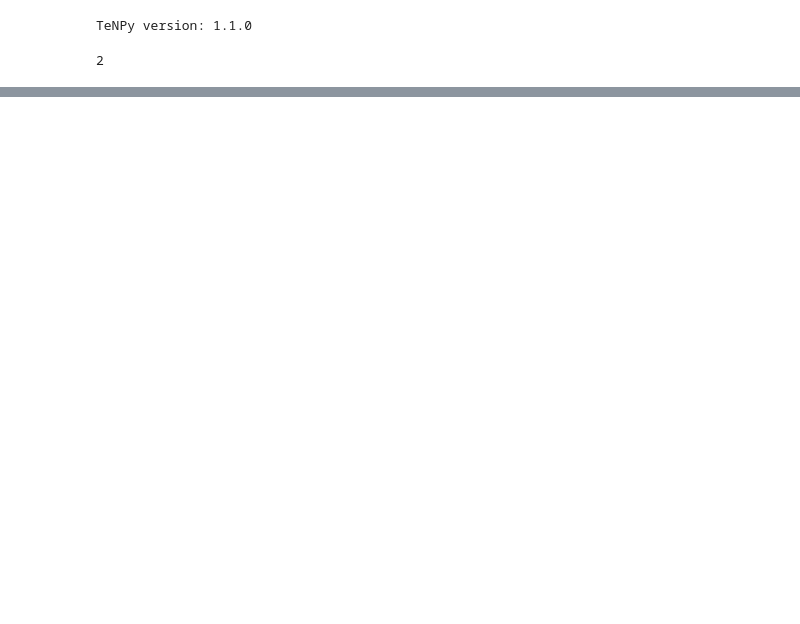
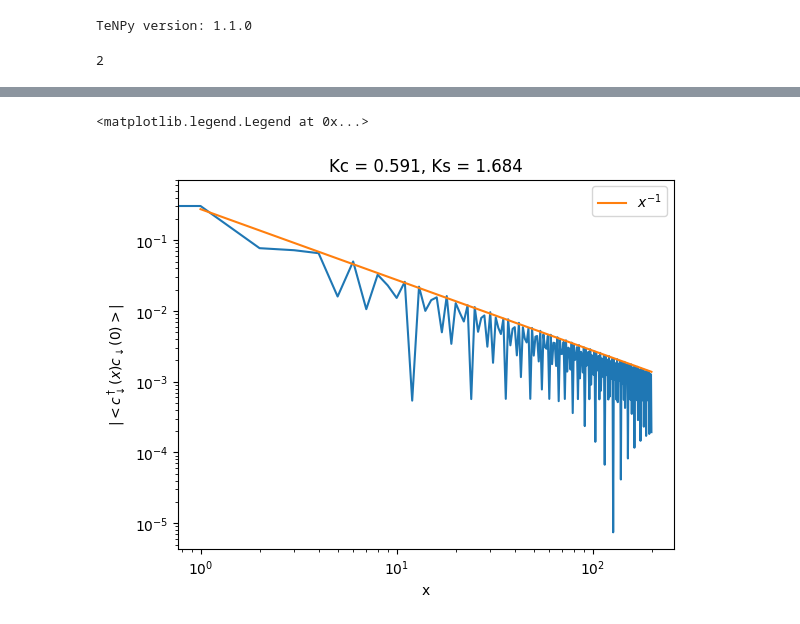
Before and after one commit to aravindhshankar/Spin1LongRangeOrder.jl, a Jupyter notebook: python/notebooks/test_hubbard.ipynb, the cells around one changed output, grey strips where cells are left out. Cells and saved outputs as stored; diff of their text form; code cells hidden in the pictures; blank space fills up the shorter version.

```diff
--- a/python/notebooks/test_hubbard.ipynb
+++ b/python/notebooks/test_hubbard.ipynb
@@ -91,0 +124,11 @@ compute_Luttinger_parameter(t=1, U=0.1, Vpp=0.8, Vpm = 3.9)
+# %%
+plt.loglog(np.abs(electron_corr_fn))
+plt.loglog(0.275 * np.arange(200, dtype=float)**(-1.0), label=r'$x^{-1}$')
+plt.xlabel('x')
+plt.ylabel(r'$|<c^\dagger_\downarrow(x)c_\downarrow(0)> |$')
+plt.title(f'Kc = {np.abs(Kc):.3f}, Ks = {np.abs(Ks):.3f}')
+plt.legend()
+# plt.savefig('../../pngfigs/iDMRG/FMfermcorr.png')
+# %% [output]
+<matplotlib.legend.Legend at 0x...>
+[figure, added]
```
Also changed, not shown: parts of 14 cells of this notebook, 5 other files.
